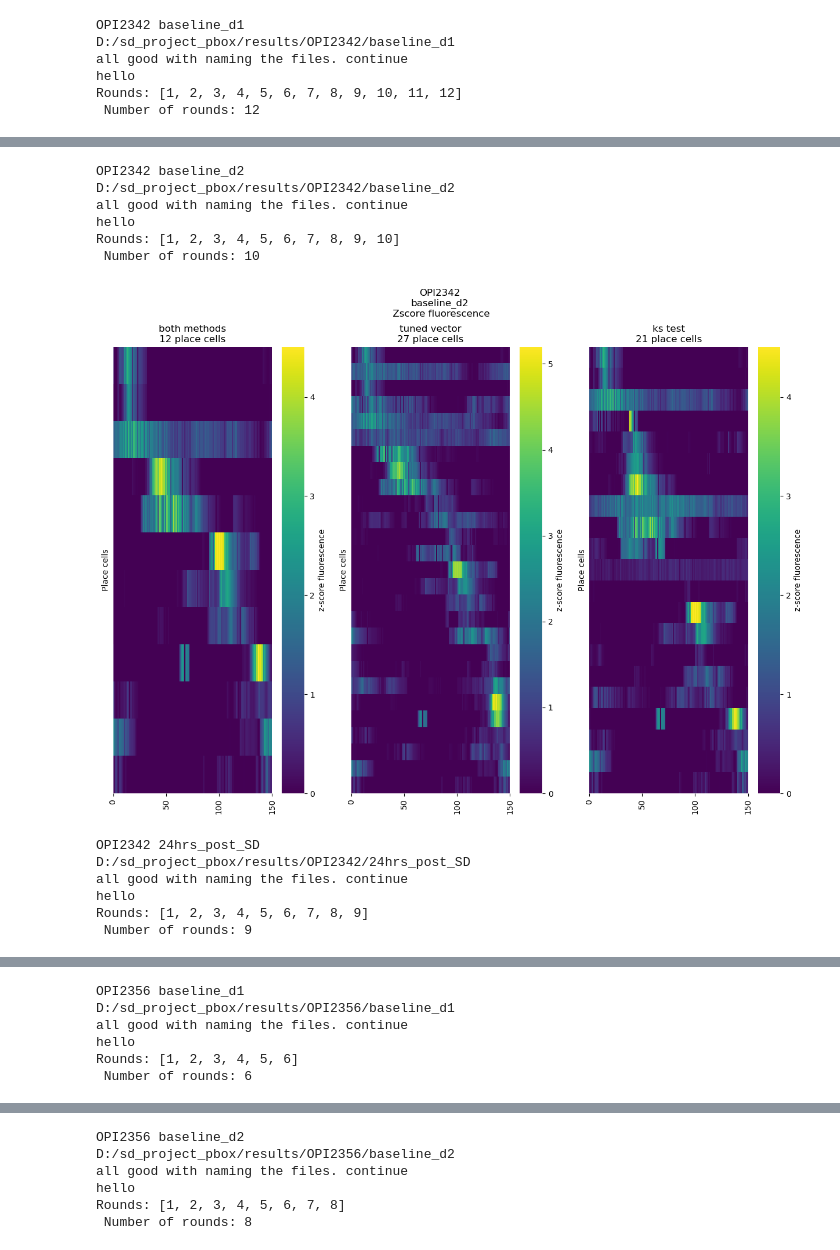
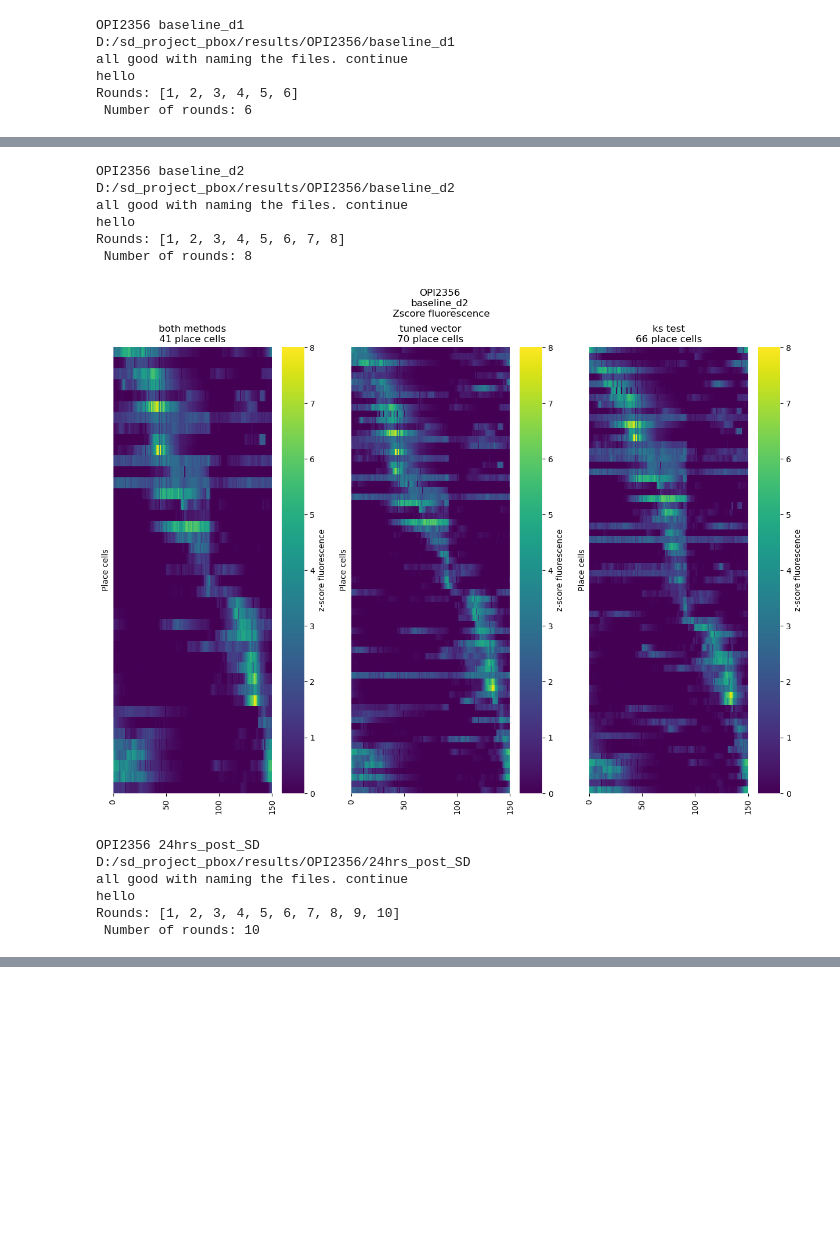
Before and after one commit to ttamiolakis/2p-place-coding, a Jupyter notebook: notebooks/run_analysis.ipynb, the cells around one changed output, grey strips where cells are left out. Drawn from its saved outputs; the diff is of its cells as text; code cells hidden in the pictures; blank space fills up the shorter version.

```diff
--- a/notebooks/run_analysis.ipynb
+++ b/notebooks/run_analysis.ipynb
@@ -4,7 +4,7 @@ import os
 # %%
 
 
-mice_list=['OPI2342','OPI2356']
+mice_list=['OPI2356']
 conditions=['baseline_d1','baseline_d2','24hrs_post_SD']
 num_bins=150
 belt_length=150
@@ -24,9 +24,9 @@ for mouse_ID in mice_list:
 
         %run spatial_coding_test.ipynb
 # %% [output]
-OPI2342 baseline_d1
-D:/sd_project_pbox/results/OPI2342/baseline_d1
+OPI2356 baseline_d1
+D:/sd_project_pbox/results/OPI2356/baseline_d1
 all good with naming the files. continue
 hello
-Rounds: [1, 2, 3, 4, 5, 6, 7, 8, 9, 10, 11, 12]
- Number of rounds: 12
+Rounds: [1, 2, 3, 4, 5, 6]
+ Number of rounds: 6
@@ -34,13 +34,13 @@ Rounds: [1, 2, 3, 4, 5, 6, 7, 8, 9, 10, 11, 12]
-OPI2342 baseline_d2
-D:/sd_project_pbox/results/OPI2342/baseline_d2
+OPI2356 baseline_d2
+D:/sd_project_pbox/results/OPI2356/baseline_d2
 all good with naming the files. continue
 hello
-Rounds: [1, 2, 3, 4, 5, 6, 7, 8, 9, 10]
- Number of rounds: 10
+Rounds: [1, 2, 3, 4, 5, 6, 7, 8]
+ Number of rounds: 8
-[figure, old version]
+[figure, new version]
-OPI2342 24hrs_post_SD
-D:/sd_project_pbox/results/OPI2342/24hrs_post_SD
+OPI2356 24hrs_post_SD
+D:/sd_project_pbox/results/OPI2356/24hrs_post_SD
 all good with naming the files. continue
 hello
-Rounds: [1, 2, 3, 4, 5, 6, 7, 8, 9]
- Number of rounds: 9
+Rounds: [1, 2, 3, 4, 5, 6, 7, 8, 9, 10]
+ Number of rounds: 10
@@ -48,6 +47,0 @@ Rounds: [1, 2, 3, 4, 5, 6, 7, 8, 9]
-OPI2356 baseline_d1
-D:/sd_project_pbox/results/OPI2356/baseline_d1
-all good with naming the files. continue
-hello
-Rounds: [1, 2, 3, 4, 5, 6]
- Number of rounds: 6
@@ -55,6 +47,0 @@ Rounds: [1, 2, 3, 4, 5, 6]
-OPI2356 baseline_d2
-D:/sd_project_pbox/results/OPI2356/baseline_d2
-all good with naming the files. continue
-hello
-Rounds: [1, 2, 3, 4, 5, 6, 7, 8]
- Number of rounds: 8
```
Also changed, not shown: parts of 1 cell of this notebook, 2 other files.
